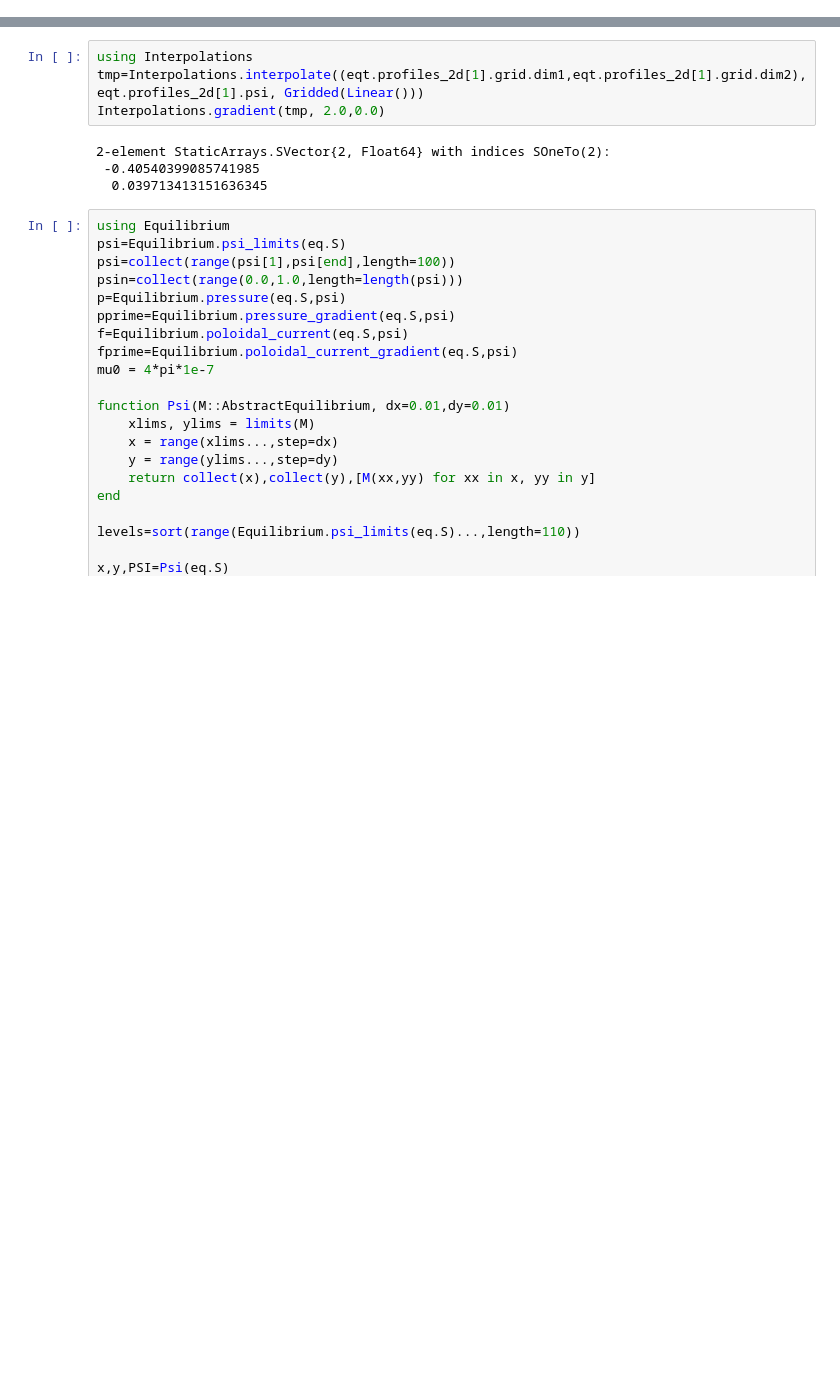
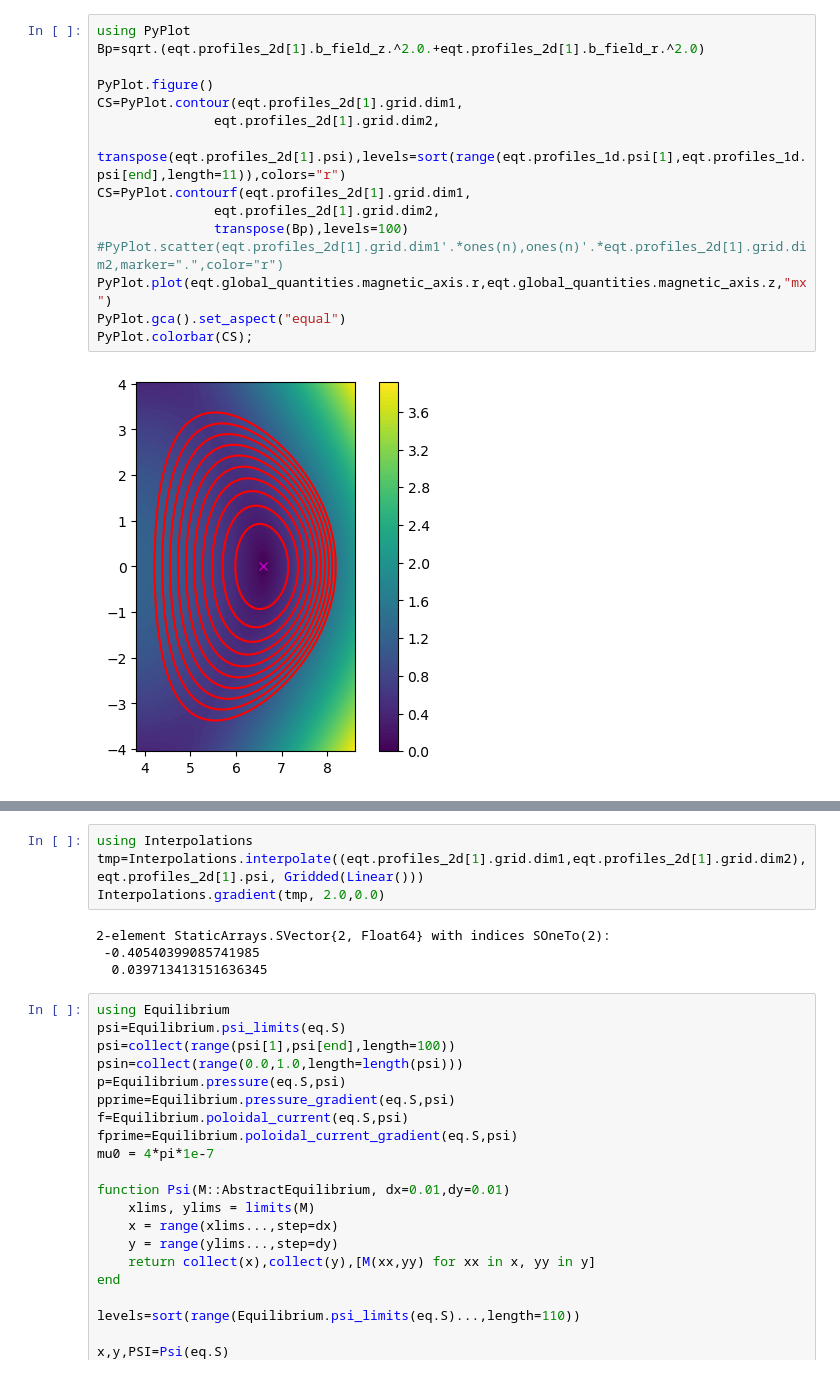
Before and after one commit to ProjectTorreyPines/FUSE.jl, a Jupyter notebook: examples/FUSE_development.ipynb, the cells around one changed output, grey strips where cells are left out. Cells and saved outputs as stored; diff of their text form; blank space fills up the shorter version.

```diff
--- a/examples/FUSE_development.ipynb
+++ b/examples/FUSE_development.ipynb
@@ -53,2 +47,19 @@ PyObject <matplotlib.colorbar.Colorbar object at 0x...>
+# %%
+using PyPlot
+Bp=sqrt.(eqt.profiles_2d[1].b_field_z.^2.0.+eqt.profiles_2d[1].b_field_r.^2.0)
+
+PyPlot.figure()
+CS=PyPlot.contour(eqt.profiles_2d[1].grid.dim1,
+               eqt.profiles_2d[1].grid.dim2,
+    transpose(eqt.profiles_2d[1].psi),levels=sort(range(eqt.profiles_1d.psi[1],eqt.profiles_1d.psi[end],length=11)),colors="r")
+CS=PyPlot.contourf(eqt.profiles_2d[1].grid.dim1,
+               eqt.profiles_2d[1].grid.dim2,
+               transpose(Bp),levels=100)
+#PyPlot.scatter(eqt.profiles_2d[1].grid.dim1'.*ones(n),ones(n)'.*eqt.profiles_2d[1].grid.dim2,marker=".",color="r")
+PyPlot.plot(eqt.global_quantities.magnetic_axis.r,eqt.global_quantities.magnetic_axis.z,"mx")
+PyPlot.gca().set_aspect("equal")
+PyPlot.colorbar(CS);
+# %% [output]
+[figure, added]
 # %%
 PyPlot.figure()
```
Also changed, not shown: parts of 6 cells of this notebook, 2 other files.
